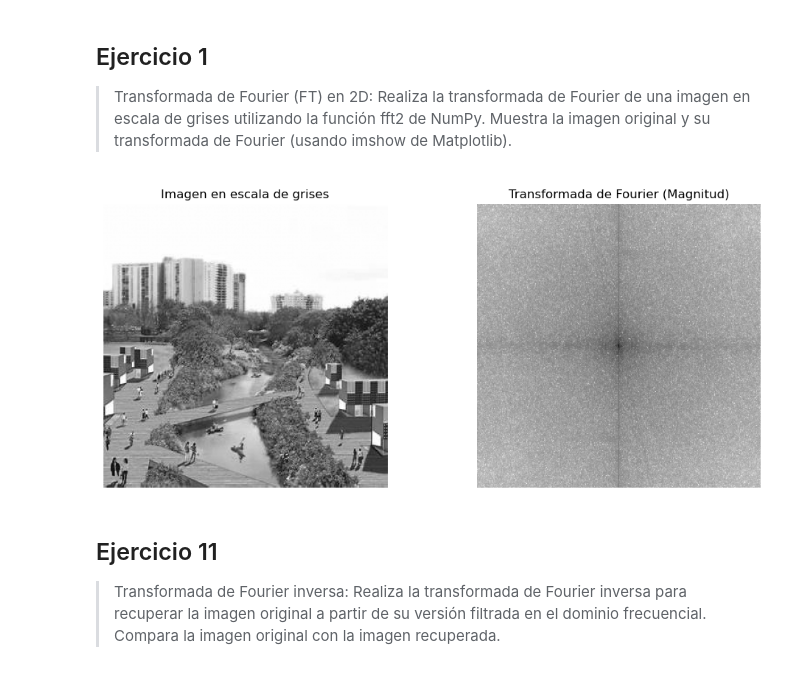
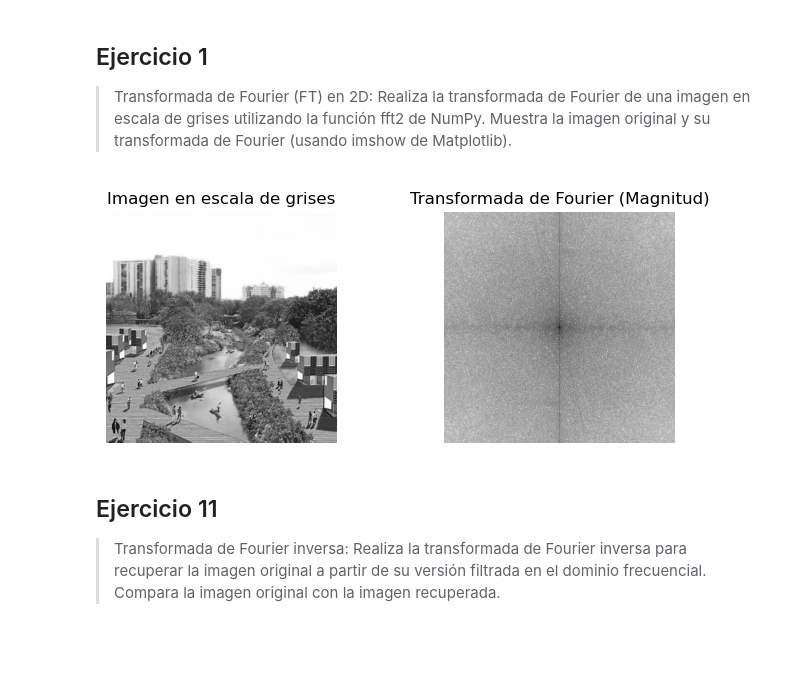
Before and after one commit to ElPelado619/ProcesamientoDeImagenes-Etapa2, a Jupyter notebook: TP4/PDI_TP4.ipynb, the cells around one changed output. Cells and saved outputs as stored; diff of their text form; code cells hidden in the pictures; blank space fills up the shorter version.

```diff
--- a/TP4/PDI_TP4.ipynb
+++ b/TP4/PDI_TP4.ipynb
@@ -8,32 +8,32 @@
 # %%
 import numpy as np
 import matplotlib.pyplot as plt
 from matplotlib.image import imread
 
 img = imread('imagenes/paisaje1.jpg')
 if img.ndim == 3:
     img_gray = np.dot(img[..., :3], [0.2989, 0.5870, 0.1140])
 else:
     img_gray = img
 
 f = np.fft.fft2(img_gray)
 fshift = np.fft.fftshift(f)
 magnitude_spectrum = np.log(np.abs(fshift) + 1)
 
-plt.figure(figsize=(12, 5))
+plt.figure(figsize=(8, 3))
 plt.subplot(1, 2, 1)
 plt.imshow(img_gray, cmap='gray')
 plt.title('Imagen en escala de grises')
 plt.axis('off')
 
 plt.subplot(1, 2, 2)
 plt.imshow(magnitude_spectrum, cmap='gray_r')
 plt.title('Transformada de Fourier (Magnitud)')
 plt.axis('off')
 
 plt.show()
 # %% [output]
-[figure, old version]
+[figure, new version]
 # %% [markdown]
 ## Ejercicio 11
 
```
Also changed, not shown: parts of 19 cells of this notebook.
